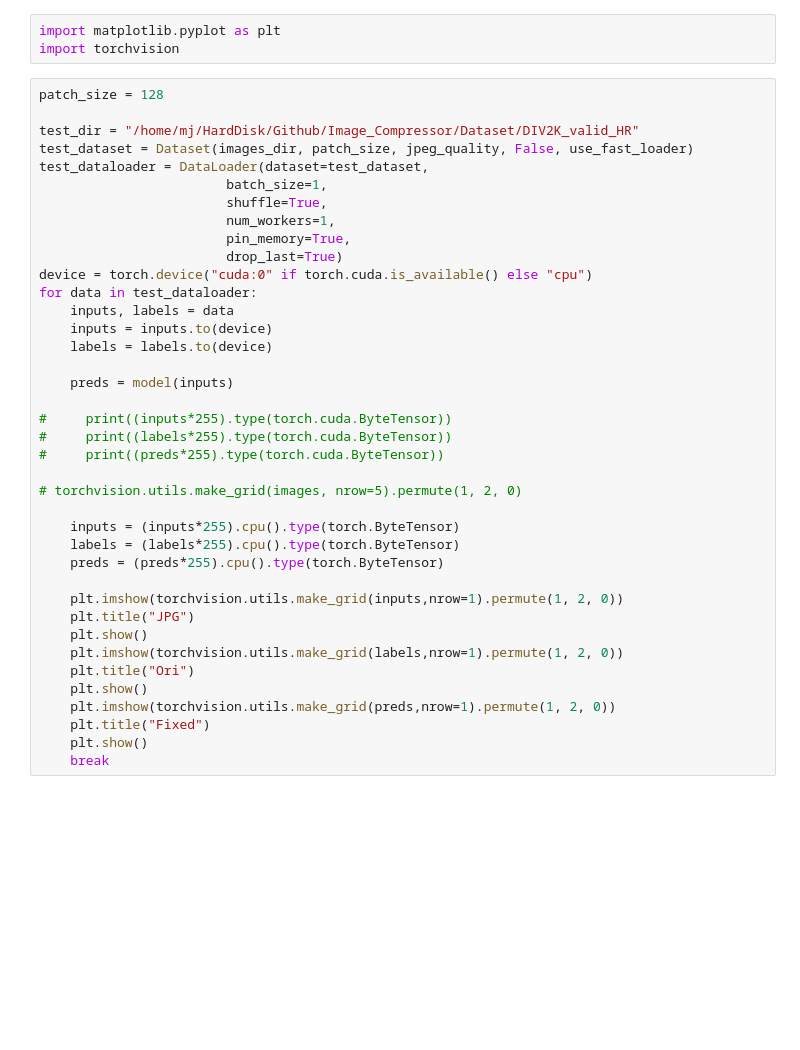
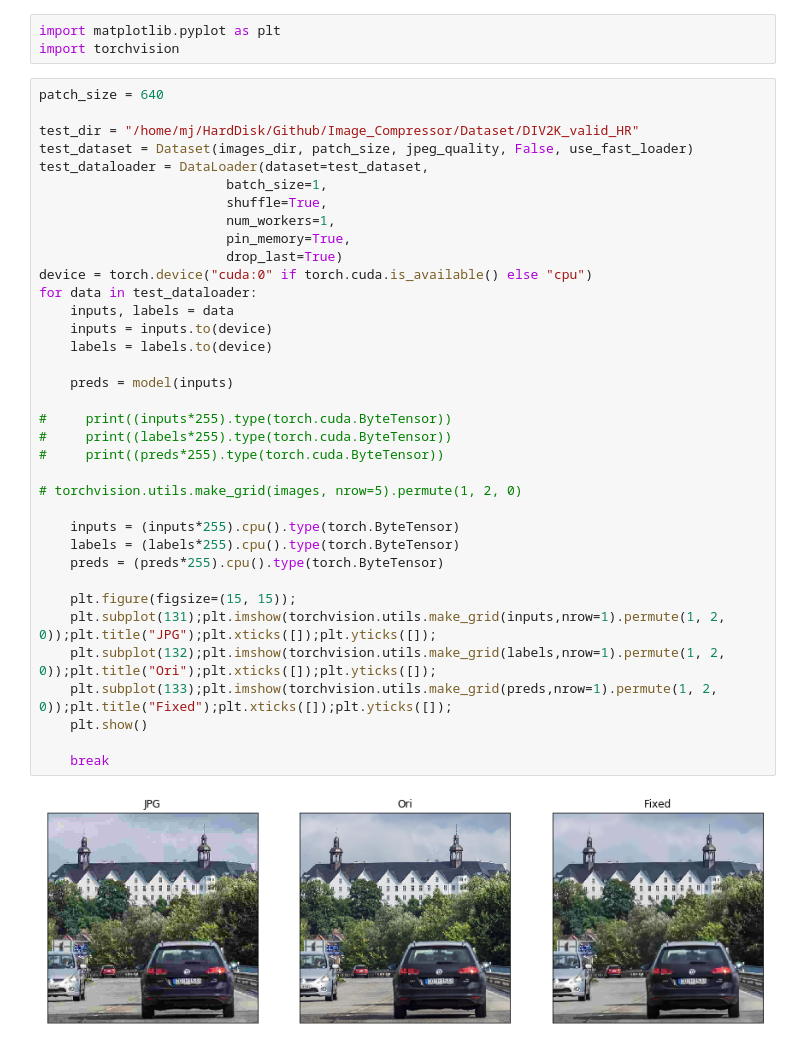
Before and after one commit to TsengMJ/Image_Compressor, a Jupyter notebook: Src/Training.ipynb, the cells around one changed output. Cells and saved outputs as stored; diff of their text form; blank space fills up the shorter version.

```diff
--- a/Src/Training.ipynb
+++ b/Src/Training.ipynb
@@ -146,41 +82,40 @@ for epoch in range(num_epochs+3, num_epochs+6):
 import matplotlib.pyplot as plt
 import torchvision
 # %%
-patch_size = 128
+patch_size = 640
 
 test_dir = "/home/mj/HardDisk/Github/Image_Compressor/Dataset/DIV2K_valid_HR"
 test_dataset = Dataset(images_dir, patch_size, jpeg_quality, False, use_fast_loader)
 test_dataloader = DataLoader(dataset=test_dataset,
                         batch_size=1,
                         shuffle=True,
                         num_workers=1,
                         pin_memory=True,
                         drop_last=True)
 device = torch.device("cuda:0" if torch.cuda.is_available() else "cpu")
 for data in test_dataloader:
     inputs, labels = data
     inputs = inputs.to(device)
     labels = labels.to(device)
 
     preds = model(inputs)
 
 #     print((inputs*255).type(torch.cuda.ByteTensor))
 #     print((labels*255).type(torch.cuda.ByteTensor))
 #     print((preds*255).type(torch.cuda.ByteTensor))
 
 # torchvision.utils.make_grid(images, nrow=5).permute(1, 2, 0)
 
     inputs = (inputs*255).cpu().type(torch.ByteTensor)
     labels = (labels*255).cpu().type(torch.ByteTensor)
     preds = (preds*255).cpu().type(torch.ByteTensor)
 
-    plt.imshow(torchvision.utils.make_grid(inputs,nrow=1).permute(1, 2, 0))
-    plt.title("JPG")
+    plt.figure(figsize=(15, 15));
+    plt.subplot(131);plt.imshow(torchvision.utils.make_grid(inputs,nrow=1).permute(1, 2, 0));plt.title("JPG");plt.xticks([]);plt.yticks([]);
+    plt.subplot(132);plt.imshow(torchvision.utils.make_grid(labels,nrow=1).permute(1, 2, 0));plt.title("Ori");plt.xticks([]);plt.yticks([]);
+    plt.subplot(133);plt.imshow(torchvision.utils.make_grid(preds,nrow=1).permute(1, 2, 0));plt.title("Fixed");plt.xticks([]);plt.yticks([]);
     plt.show()
-    plt.imshow(torchvision.utils.make_grid(labels,nrow=1).permute(1, 2, 0))
-    plt.title("Ori")
-    plt.show()
-    plt.imshow(torchvision.utils.make_grid(preds,nrow=1).permute(1, 2, 0))
-    plt.title("Fixed")
-    plt.show()
+
     break
+# %% [output]
+[figure, added]
```
Also changed, not shown: parts of 1 cell of this notebook, 12 other files.
